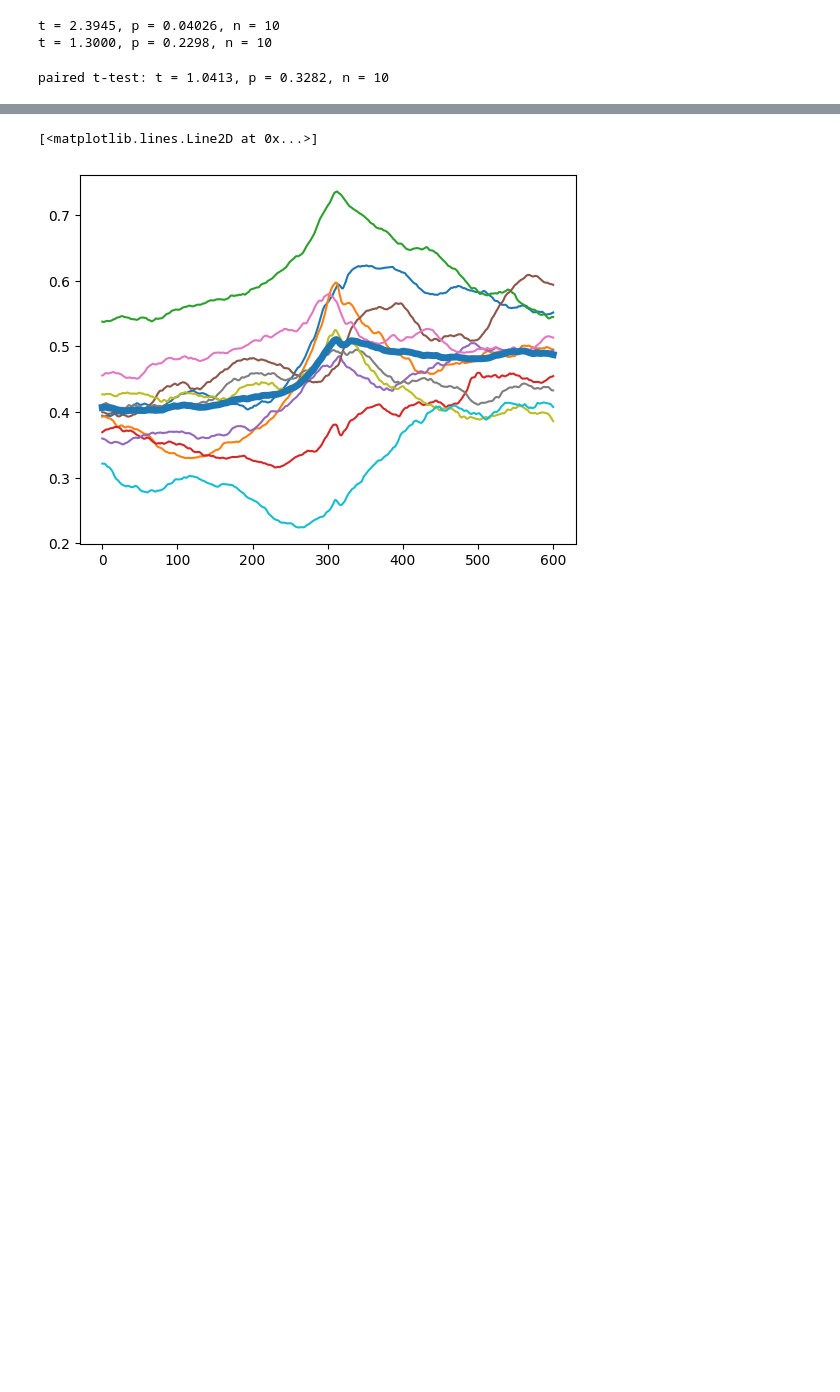
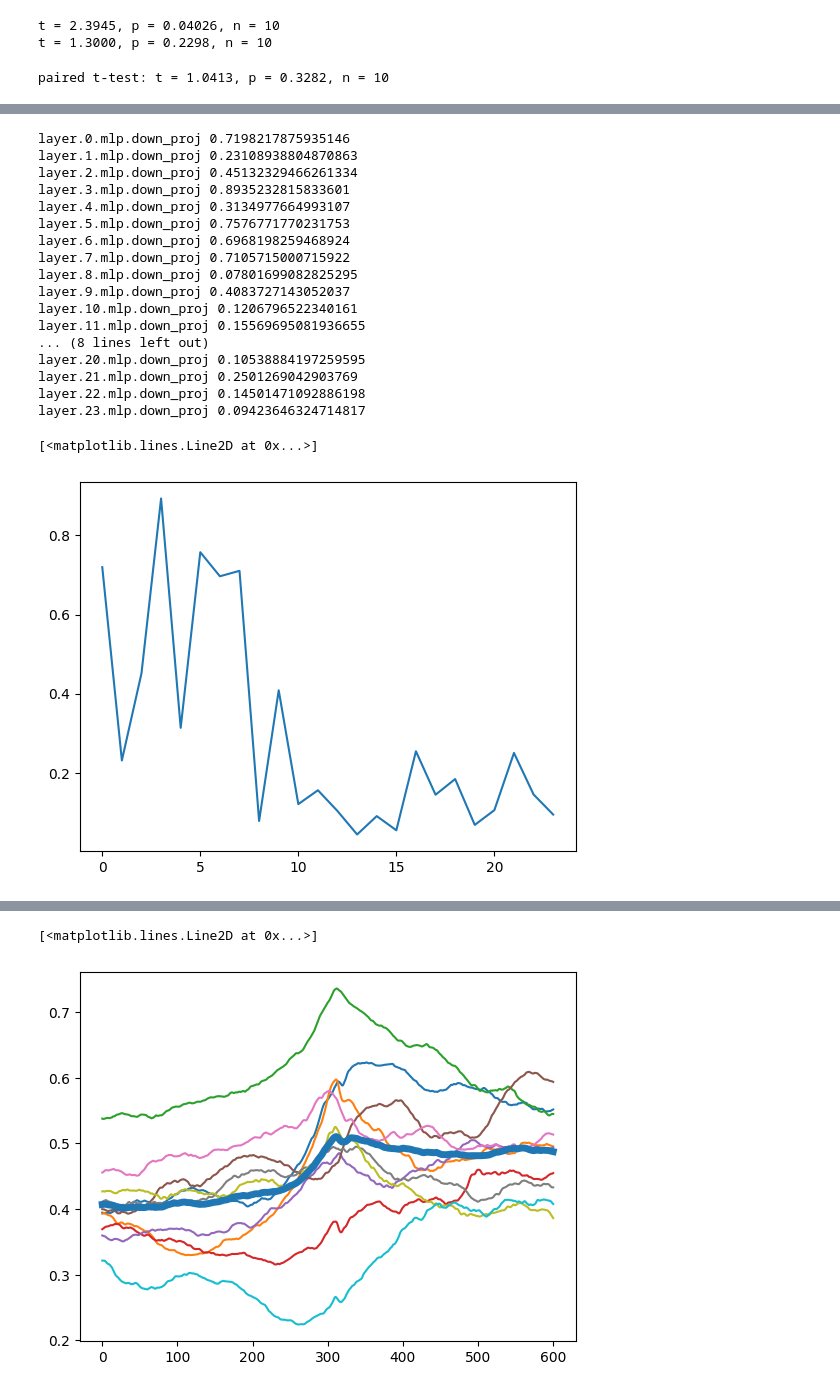
Before and after one commit to TizianoCausin01/project1917-26, a Jupyter notebook: python_scripts/scripts/stats_dRSA.ipynb, the cells around one changed output, grey strips where cells are left out. Drawn from its saved outputs; the diff is of its cells as text; code cells hidden in the pictures; blank space fills up the shorter version.

```diff
--- a/python_scripts/scripts/stats_dRSA.ipynb
+++ b/python_scripts/scripts/stats_dRSA.ipynb
@@ -197,0 +193,15 @@ for i_layer in range(len(layers)):
+# %%
+sing_sub_centroids = {"0":[], "1": []}
+for i_rep in [0, 1]:
+    curr_sing_sub_centroids = []
+    for lagplot in lagplots[str(i_rep)]:
+        curr_layers = []
+        for i_layer in range(lagplot.shape[0]):
+            lp = lagplot[i_layer, :]
+            if np.sum(lp < 0) < cfg.negative_lim*len(lp):
+                centroid_lag = get_centroid(lp, cfg.max_lag, cfg.neu_fs, min_peak_percent=cfg.min_peak_percent)
+            else:
+                centroid_lag = np.nan
+            curr_layers.append(centroid_lag)
+        curr_sing_sub_centroids.append(np.stack(curr_layers))
+    sing_sub_centroids[str(i_rep)] =np.stack(curr_sing_sub_centroids, axis=1)
@@ -198,3 +216,30 @@ for i_layer in range(len(layers)):
+# %%
+pvals = []
+for i in range(len(layers)):
+    t, pval =stats.ttest_1samp(sing_sub_centroids["0"][i, :] - sing_sub_centroids["1"][i, :], 0, nan_policy="omit")
+    pvals.append(pval)
+    print(layers[i], pval)
+plt.plot(pvals)
+# %% [output]
+layer.0.mlp.down_proj 0.7198217875935146
+layer.1.mlp.down_proj 0.23108938804870863
+layer.2.mlp.down_proj 0.45132329466261334
+layer.3.mlp.down_proj 0.8935232815833601
+layer.4.mlp.down_proj 0.3134977664993107
+layer.5.mlp.down_proj 0.7576771770231753
+layer.6.mlp.down_proj 0.6968198259468924
+layer.7.mlp.down_proj 0.7105715000715922
+layer.8.mlp.down_proj 0.07801699082825295
+layer.9.mlp.down_proj 0.4083727143052037
+layer.10.mlp.down_proj 0.1206796522340161
+layer.11.mlp.down_proj 0.15569695081936655
+... (8 lines left out)
+layer.20.mlp.down_proj 0.10538884197259595
+layer.21.mlp.down_proj 0.2501269042903769
+layer.22.mlp.down_proj 0.14501471092886198
+layer.23.mlp.down_proj 0.09423646324714817
+[<matplotlib.lines.Line2D at 0x...>]
+[figure, added]
 # %%
 avg_lagplots= [np.mean(lagplots[str(i_rep)], axis=0) for i_rep in [0, 1]]
 # %%
```
Also changed, not shown: parts of 16 cells of this notebook.
